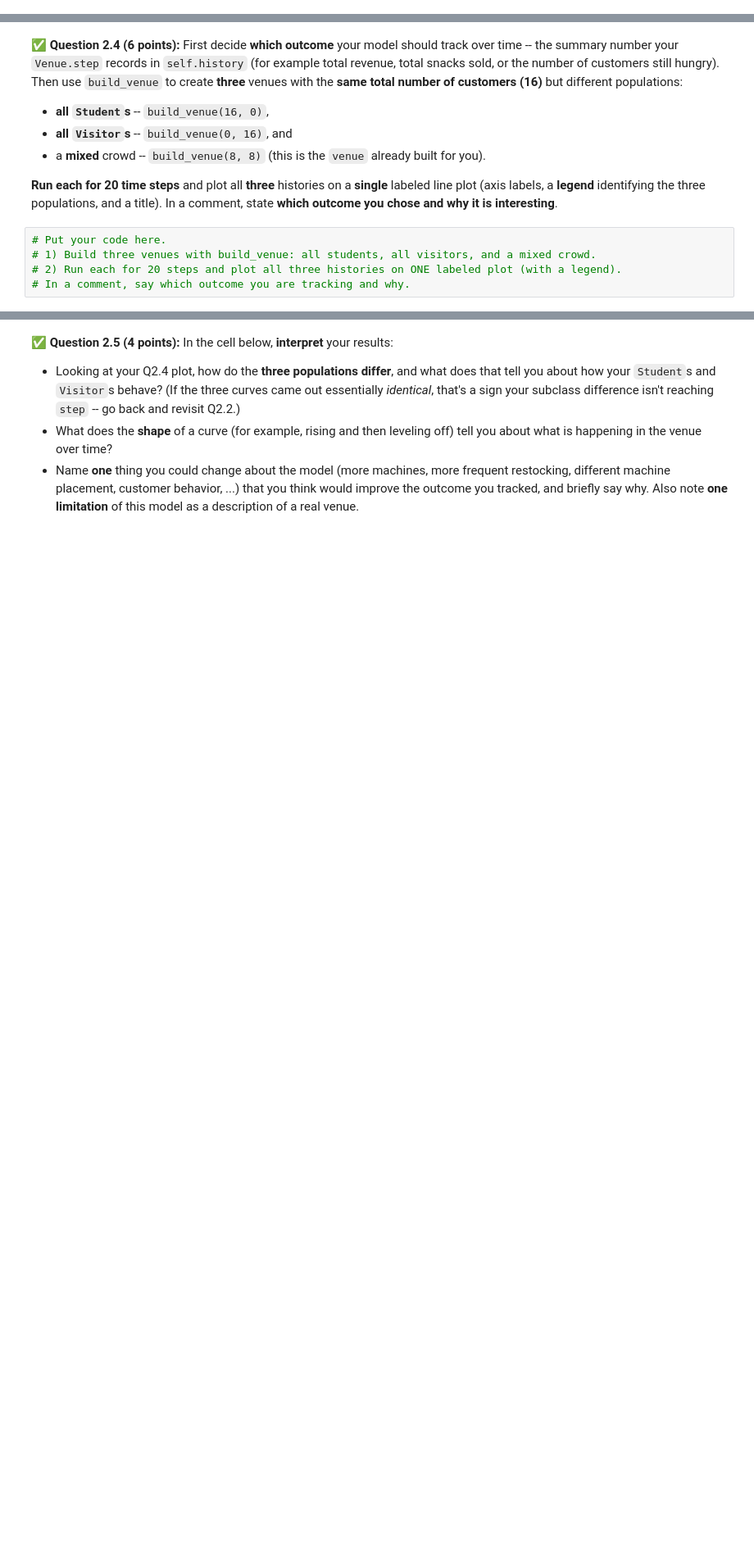
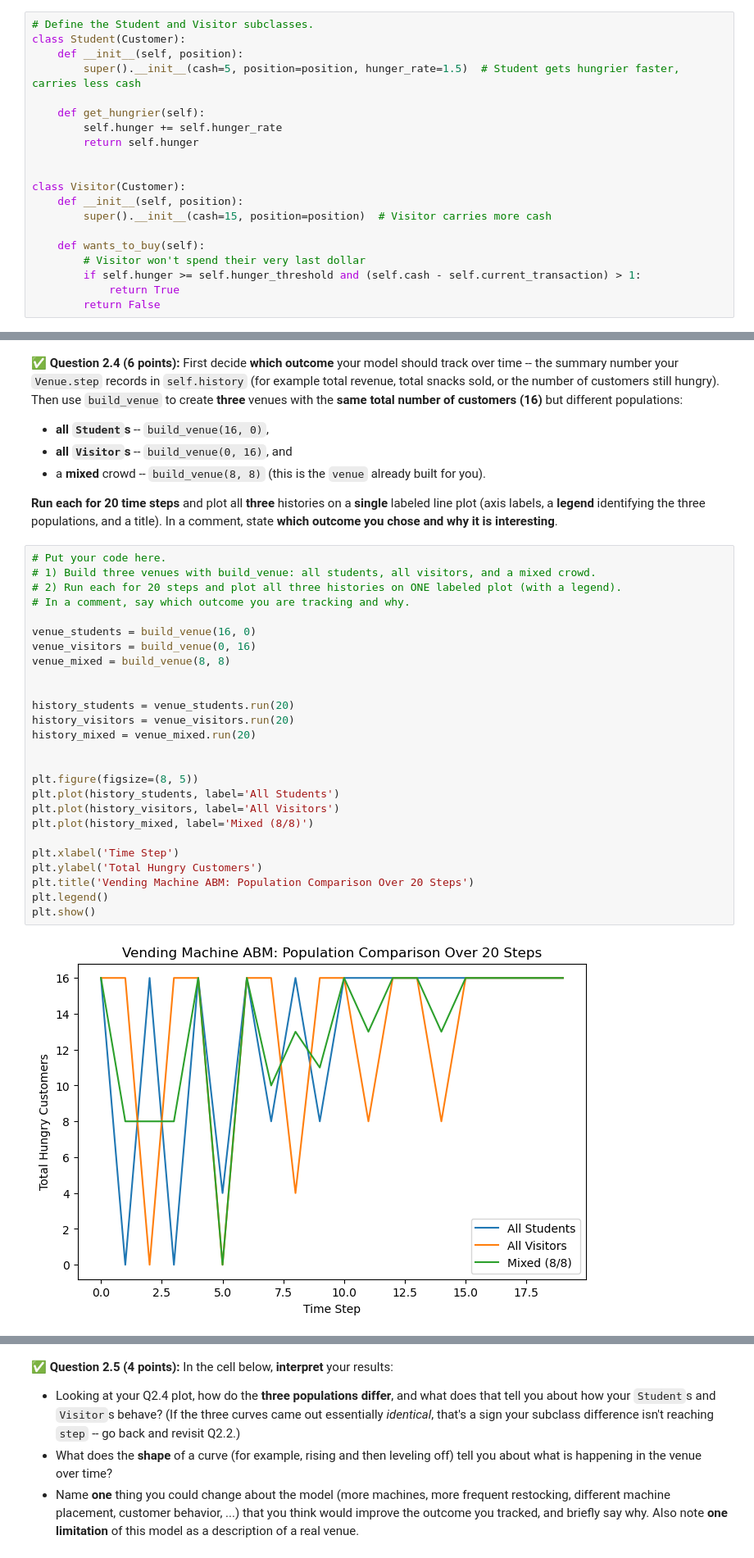
Before and after one commit to ChrSch6767/CMSE202-f26-turnin, a Jupyter notebook: hw-02/HW02-ABMandGraphTheory-STUDENT.ipynb, the cells around one changed output, grey strips where cells are left out. Shown at 82% size. Drawn from its saved outputs; the diff is of its cells as text; blank space fills up the shorter version.

```diff
--- a/hw-02/HW02-ABMandGraphTheory-STUDENT.ipynb
+++ b/hw-02/HW02-ABMandGraphTheory-STUDENT.ipynb
@@ -208,0 +216,20 @@ class Visitor(Customer):
+# %%
+# Define the Student and Visitor subclasses.
+class Student(Customer):
+    def __init__(self, position):
+        super().__init__(cash=5, position=position, hunger_rate=1.5)  # Student gets hungrier faster, carries less cash
+
+    def get_hungrier(self):
+        self.hunger += self.hunger_rate
+        return self.hunger
+
+
+class Visitor(Customer):
+    def __init__(self, position):
+        super().__init__(cash=15, position=position)  # Visitor carries more cash
+
+    def wants_to_buy(self):
+        # Visitor won't spend their very last dollar
+        if self.hunger >= self.hunger_threshold and (self.cash - self.current_transaction) > 1:
+            return True
+        return False
@@ -337,8 +408,31 @@ you chose and why it is interesting**.
 # %%
 # Put your code here.
 # 1) Build three venues with build_venue: all students, all visitors, and a mixed crowd.
 # 2) Run each for 20 steps and plot all three histories on ONE labeled plot (with a legend).
 # In a comment, say which outcome you are tracking and why.
+
+venue_students = build_venue(16, 0)
+venue_visitors = build_venue(0, 16)
+venue_mixed = build_venue(8, 8)
+
+
+history_students = venue_students.run(20)
+history_visitors = venue_visitors.run(20)
+history_mixed = venue_mixed.run(20)
+
+
+plt.figure(figsize=(8, 5))
+plt.plot(history_students, label='All Students')
+plt.plot(history_visitors, label='All Visitors')
+plt.plot(history_mixed, label='Mixed (8/8)')
+
+plt.xlabel('Time Step')
+plt.ylabel('Total Hungry Customers')
+plt.title('Vending Machine ABM: Population Comparison Over 20 Steps')
+plt.legend()
+plt.show()
+# %% [output]
+[figure, added]
 # %% [markdown]
 <!-- END QUESTION -->
 <!-- DO NOT MODIFY OR DELETE THIS CELL -->
```
Also changed, not shown: parts of 16 cells of this notebook.
